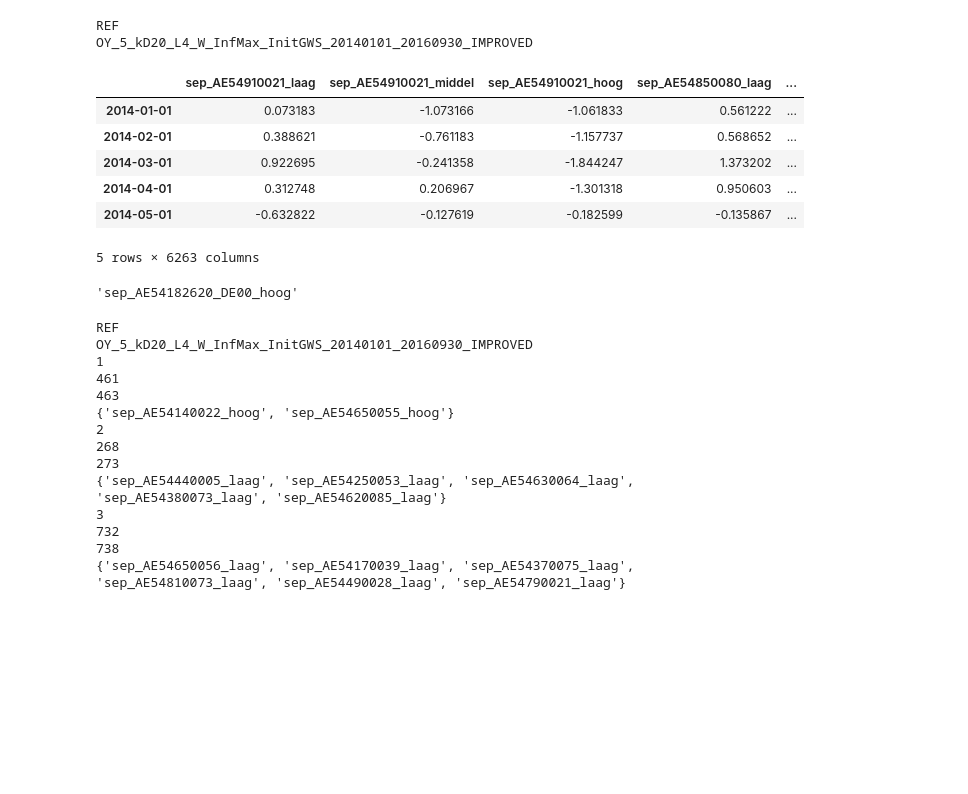
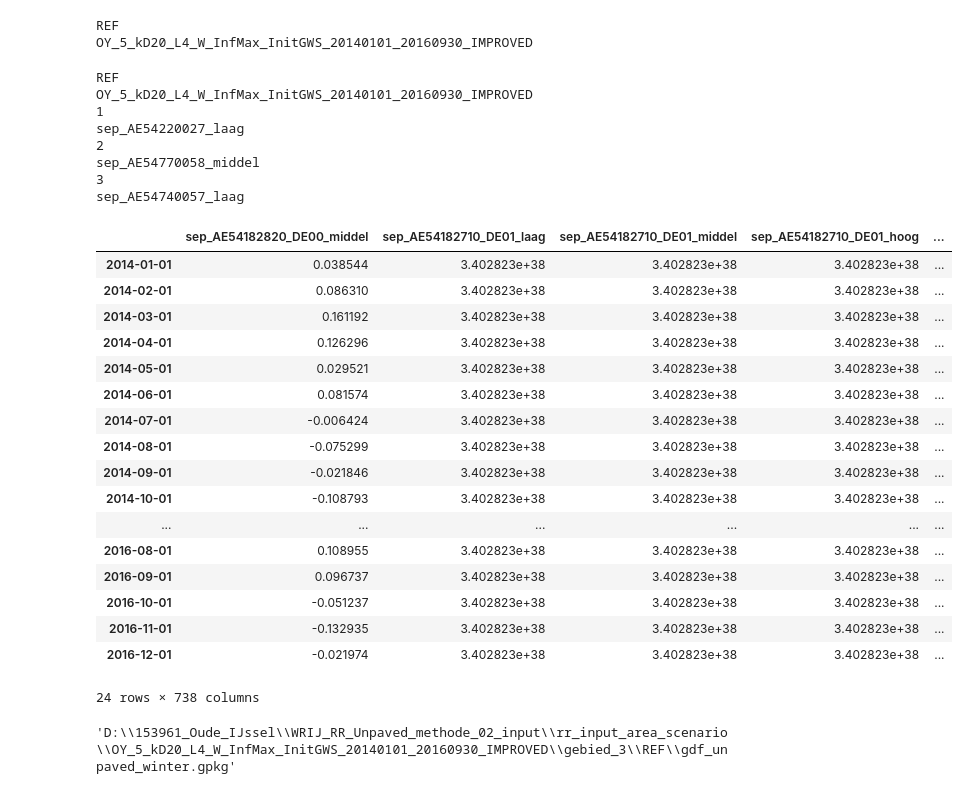
Before and after one commit to witteveenbos/WRIJ_RR_Unpaved_methode, a Jupyter notebook: notebooks/RR_01b_genereer_input_seepage_GECORRIGEERD.ipynb, the cells around one changed output. Cells and saved outputs as stored; diff of their text form; code cells hidden in the pictures; blank space fills up the shorter version.

Commit message:
terug naar de oude versies ivm een gekke fout

```diff
--- a/notebooks/RR_01b_genereer_input_seepage_GECORRIGEERD.ipynb
+++ b/notebooks/RR_01b_genereer_input_seepage_GECORRIGEERD.ipynb
@@ -225,34 +231,19 @@ for scenario in scenarios:
         print(run)
 
         # inlezen van subgebieden
-        gdf_merged_joined_selected = gpd.read_file(main_dir + "\\WRIJ_RR_Unpaved_methode_02_input//rr_data_scenarios//#RUN#//#SCENARIO#//subgebieden.gpkg".replace("#RUN#", run).replace("#SCENARIO#", scenario))
+        gdf_merged_joined = gpd.read_file(main_dir + "\\WRIJ_RR_Unpaved_methode_02_input//rr_data_scenarios//#RUN#//#SCENARIO#//subgebieden.gpkg".replace("#RUN#", run).replace("#SCENARIO#", scenario))
 
         # toevoegen van kolom 'code' gebaseerd op subgebied_id
-        gdf_merged_joined_selected["code"] = gdf_merged_joined_selected["subgebied_id"]
+        gdf_merged_joined["code"] = gdf_merged_joined["subgebied_id"]
 
         # inlezen en opwerken van de seepage data
-        df_seepage = seepage_from_input(gdf_merged_joined_selected, r"D:\153961_Oude_IJssel\WRIJ_RR_Unpaved_methode_02_input\rr_data_scenarios\seepage\#SCENARIO#".replace("#SCENARIO#", scenario), start_date, end_date)
+        df_seepage = seepage_from_input(gdf_merged_joined, r"D:\153961_Oude_IJssel\WRIJ_RR_Unpaved_methode_02_input\rr_data_scenarios\seepage\#SCENARIO#".replace("#SCENARIO#", scenario), start_date, end_date)
 
         # opslaan van de seepage data
         df_seepage.to_csv(output_csv_total.replace("#RUN#", run).replace("#SCENARIO#", scenario))
 # %% [output]
 REF
 OY_5_kD20_L4_W_InfMax_InitGWS_20140101_20160930_IMPROVED
-# %%
-df_seepage.head(5)
-# len(df_seepage.columns)
-# %% [output]
-|  | sep_AE54910021_laag | sep_AE54910021_middel | sep_AE54910021_hoog | sep_AE54850080_laag | ... |
-| 2014-01-01 | 0.073183 | -1.073166 | -1.061833 | 0.561222 | ... |
-| 2014-02-01 | 0.388621 | -0.761183 | -1.157737 | 0.568652 | ... |
-| 2014-03-01 | 0.922695 | -0.241358 | -1.844247 | 1.373202 | ... |
-| 2014-04-01 | 0.312748 | 0.206967 | -1.301318 | 0.950603 | ... |
-| 2014-05-01 | -0.632822 | -0.127619 | -0.182599 | -0.135867 | ... |
-5 rows × 6263 columns
-# %%
-df_seepage.max().idxmax()
-# %% [output]
-'sep_AE54182620_DE00_hoog'
 # %%
 for scenario in scenarios:
 
@@ -262,13 +253,13 @@ for scenario in scenarios:
 
         print(run)
 
-        df_seepage_totaal = pd.read_csv(output_csv_total.replace("#RUN#", run).replace("#SCENARIO#", scenario))
+        df_seepage_totaal = pd.read_csv(output_csv_total.replace("#RUN#", run).replace("#SCENARIO#", scenario), index_col=0, parse_dates=True)
 
         for selectie_gebied in selectie_gebieden:
 
             print(selectie_gebied)
 
-            gpkg_unpaved_gebied = dir_gebied + "\\#RUN#\\#GEBIED#\\#SCENARIO#\\gdf_unpaved_winter.gpkg"
+            gpkg_unpaved_gebied = dir_gebied + "\\#RUN#\\#GEBIED#\\#SCENARIO#\\gdf_unpaved_winter.gpkg".replace("#RUN#", run).replace("#GEBIED#", f"gebied_{selectie_gebied}").replace("#SCENARIO#", scenario)
 
             df_unpaved_gebied = gpd.read_file(gpkg_unpaved_gebied.replace("#RUN#", run).replace("#GEBIED#", f"gebied_{selectie_gebied}").replace("#SCENARIO#", scenario))
             subareas_gebied = df_unpaved_gebied.code.tolist()
@@ -280,23 +271,44 @@ for scenario in scenarios:
 
             # display(df_seepage.head(5))
 
-            # print(df_seepage.max().idxmax())
+            print(df_seepage.idxmax().idxmax())
 
-            print(len(df_seepage.columns))
-            print(len(subareas_gebied))
-            print(set(subareas_gebied) - set(df_seepage.columns))
+            # print(len(df_seepage.columns))
+            # print(len(subareas_gebied))
+            # print(set(subareas_gebied) - set(df_seepage.columns))
 # %% [output]
 REF
 OY_5_kD20_L4_W_InfMax_InitGWS_20140101_20160930_IMPROVED
 1
-461
-463
-{'sep_AE54140022_hoog', 'sep_AE54650055_hoog'}
+sep_AE54220027_laag
 2
-268
-273
-{'sep_AE54440005_laag', 'sep_AE54250053_laag', 'sep_AE54630064_laag', 'sep_AE54380073_laag', 'sep_AE54620085_laag'}
+sep_AE54770058_middel
 3
-732
-738
-{'sep_AE54650056_laag', 'sep_AE54170039_laag', 'sep_AE54370075_laag', 'sep_AE54810073_laag', 'sep_AE54490028_laag', 'sep_AE54790021_laag'}
+sep_AE54740057_laag
+# %%
+df_seepage
+# in kaart brengen hoevaak dit voorkomt en wat een goede grens zou zijn
+# (df_seepage > 20).sum()
+# %% [output]
+|  | sep_AE54182820_DE00_middel | sep_AE54182710_DE01_laag | sep_AE54182710_DE01_middel | sep_AE54182710_DE01_hoog | ... |
+| 2014-01-01 | 0.038544 | 3.402823e+38 | 3.402823e+38 | 3.402823e+38 | ... |
+| 2014-02-01 | 0.086310 | 3.402823e+38 | 3.402823e+38 | 3.402823e+38 | ... |
+| 2014-03-01 | 0.161192 | 3.402823e+38 | 3.402823e+38 | 3.402823e+38 | ... |
+| 2014-04-01 | 0.126296 | 3.402823e+38 | 3.402823e+38 | 3.402823e+38 | ... |
+| 2014-05-01 | 0.029521 | 3.402823e+38 | 3.402823e+38 | 3.402823e+38 | ... |
+| 2014-06-01 | 0.081574 | 3.402823e+38 | 3.402823e+38 | 3.402823e+38 | ... |
+| 2014-07-01 | -0.006424 | 3.402823e+38 | 3.402823e+38 | 3.402823e+38 | ... |
+| 2014-08-01 | -0.075299 | 3.402823e+38 | 3.402823e+38 | 3.402823e+38 | ... |
+| 2014-09-01 | -0.021846 | 3.402823e+38 | 3.402823e+38 | 3.402823e+38 | ... |
+| 2014-10-01 | -0.108793 | 3.402823e+38 | 3.402823e+38 | 3.402823e+38 | ... |
+| ... | ... | ... | ... | ... | ... |
+| 2016-08-01 | 0.108955 | 3.402823e+38 | 3.402823e+38 | 3.402823e+38 | ... |
+| 2016-09-01 | 0.096737 | 3.402823e+38 | 3.402823e+38 | 3.402823e+38 | ... |
+| 2016-10-01 | -0.051237 | 3.402823e+38 | 3.402823e+38 | 3.402823e+38 | ... |
+| 2016-11-01 | -0.132935 | 3.402823e+38 | 3.402823e+38 | 3.402823e+38 | ... |
+| 2016-12-01 | -0.021974 | 3.402823e+38 | 3.402823e+38 | 3.402823e+38 | ... |
+24 rows × 738 columns
+# %%
+gpkg_unpaved_gebied
+# %% [output]
+'D:\\153961_Oude_IJssel\\WRIJ_RR_Unpaved_methode_02_input\\rr_input_area_scenario\\OY_5_kD20_L4_W_InfMax_InitGWS_20140101_20160930_IMPROVED\\gebied_3\\REF\\gdf_unpaved_winter.gpkg'
```
Also changed, not shown: parts of 2 cells of this notebook, 4 other files.
